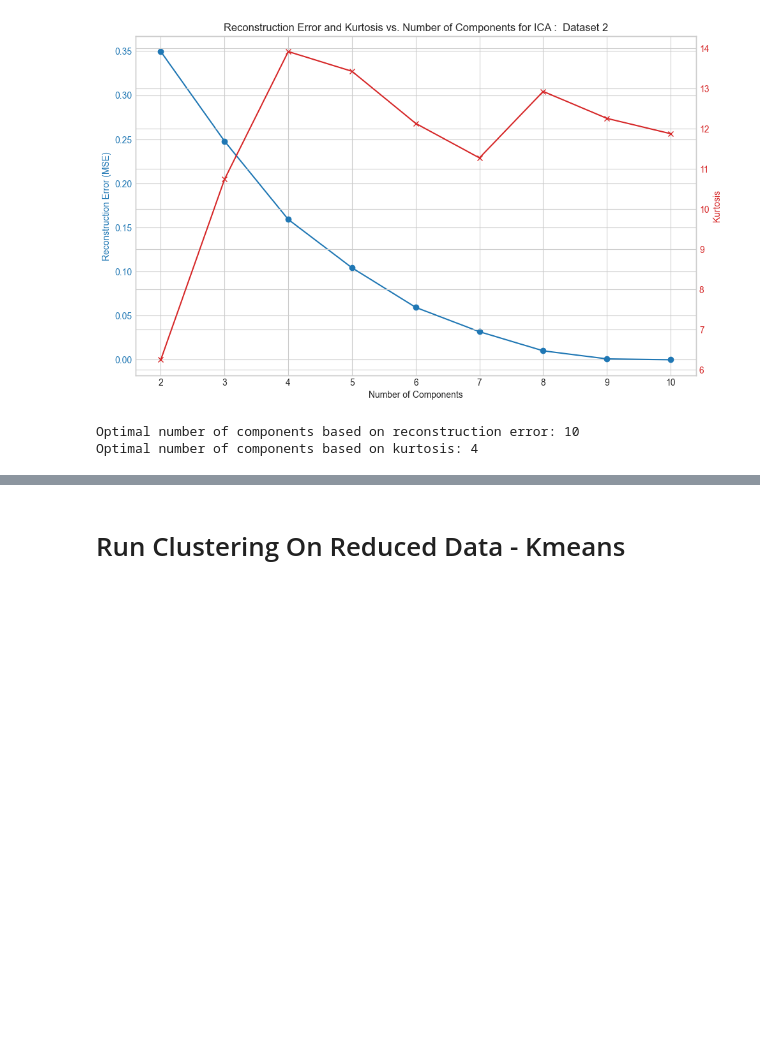
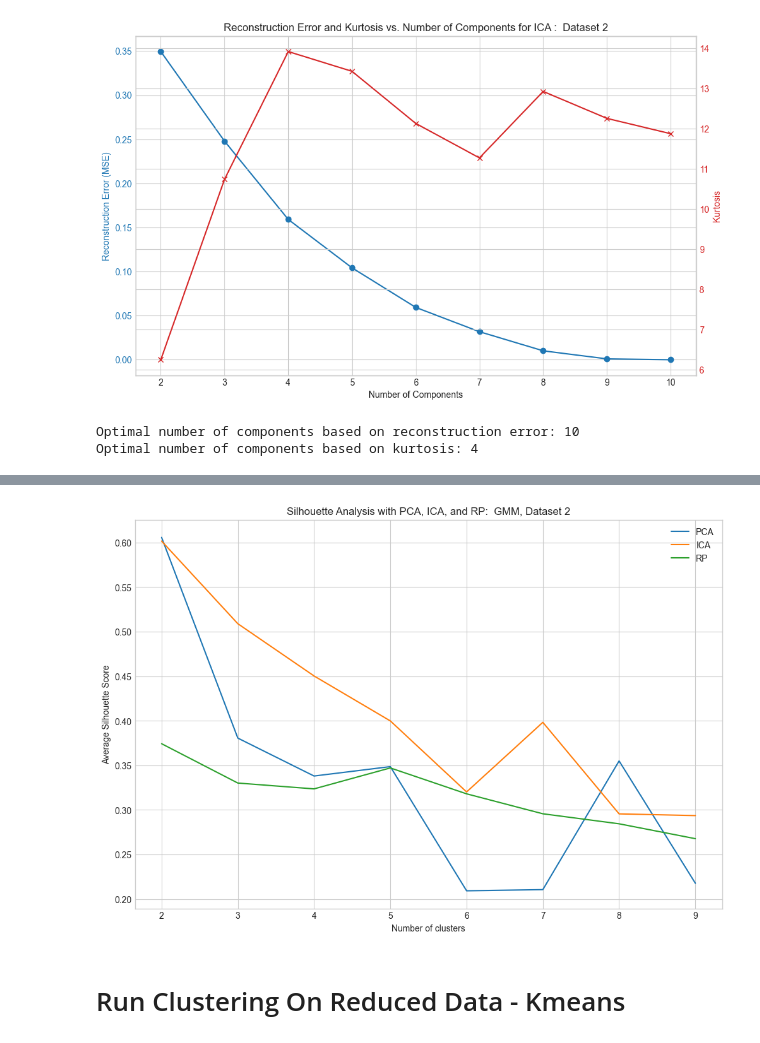
Before and after one commit to ManaviShukla/ml_assignment3, a Jupyter notebook: analysis_main.ipynb, the cells around one changed output, grey strips where cells are left out. Saved outputs shown, nothing was run; the diff lists cells and outputs as text; code cells hidden in the pictures; blank space fills up the shorter version.

```diff
--- a/analysis_main.ipynb
+++ b/analysis_main.ipynb
@@ -984,4 +1019,6 @@ plot_silhouette_scores_with_dr(memmap_array2, ['PCA', 'ICA', 'RP'], [5, 4, 4],'
 # %%
-plot_gmm_silhouette_scores_with_dr(memmap_array2, ['PCA', 'ICA', 'RP'], [5, 2, 2],' GMM, Dataset 2')
+plot_gmm_silhouette_scores_with_dr(x2, ['PCA', 'ICA', 'RP'], [5, 2, 2],' GMM, Dataset 2')
+# %% [output]
+[figure, added]
 # %% [markdown]
 # Run Clustering On Reduced Data - Kmeans
```
Also changed, not shown: parts of 39 cells of this notebook, 12 other files.
